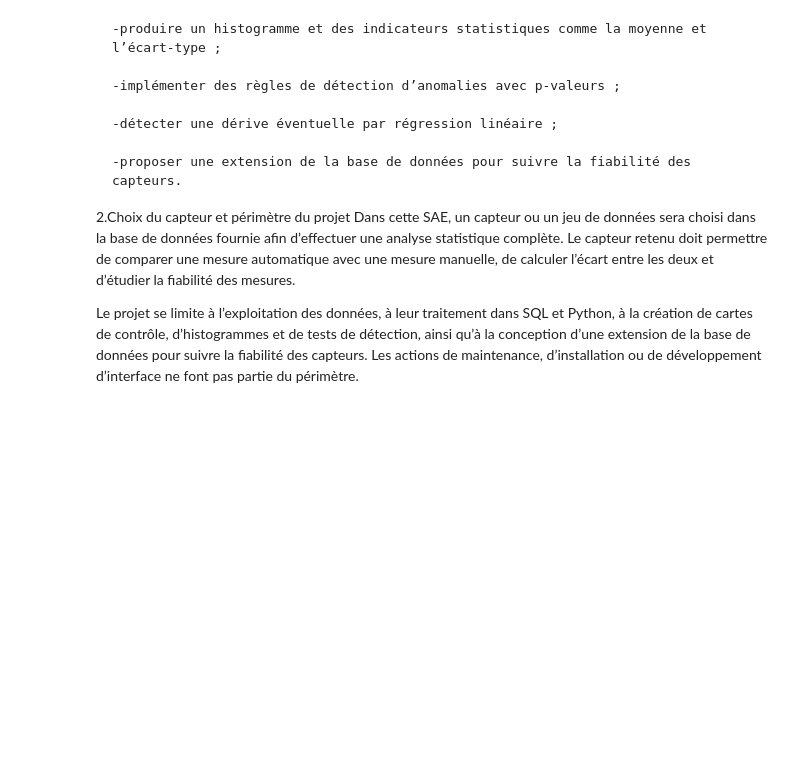
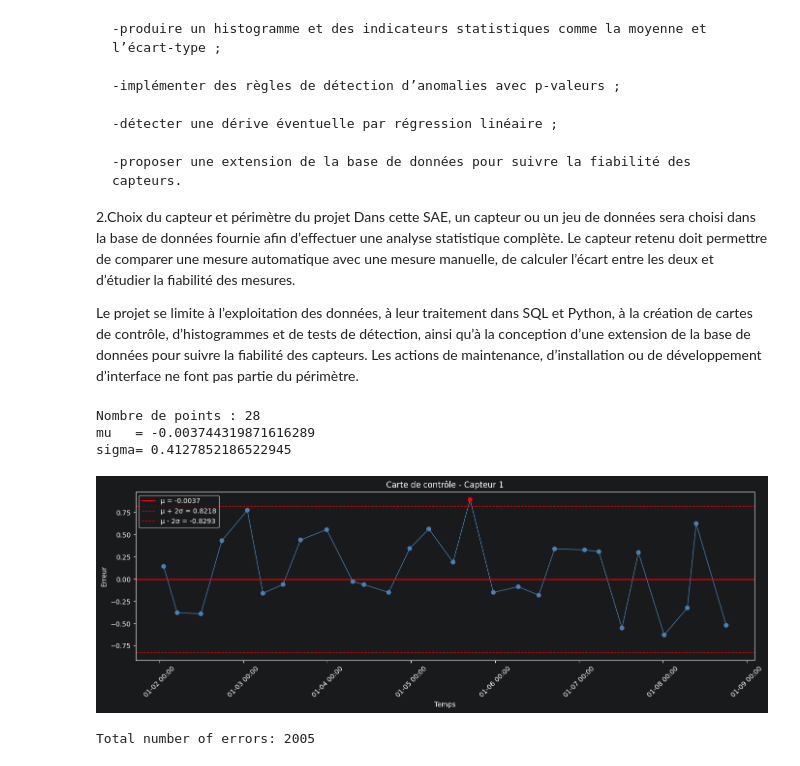
Before and after one commit to Dinark59/sae204, a Jupyter notebook: sample.ipynb, the cells around one changed output. Saved outputs shown, nothing was run; the diff lists cells and outputs as text; code cells hidden in the pictures; blank space fills up the shorter version.

```diff
--- a/sample.ipynb
+++ b/sample.ipynb
@@ -36,10 +36,10 @@ import matplotlib.dates as mdates
 # 1) Connexion à la base
 
 conn = psycopg.connect(
-    host="iutinfo-sgbd.uphf.fr",
-    dbname="capteurs",
-    user="iutinfo525",
-    password="pXo04pDX"
+    host="localhost",
+    dbname="postgres",
+    user="postgres",
+    password="admin"
 )
 
 
@@ -99,33 +99,38 @@ with conn.cursor() as cur:
     mu, sigma = cur.fetchone()
 
 print("mu   =", mu)
 print("sigma=", sigma)
 
 
 # 3) Tracer la carte de contrôle
 fig, ax = plt.subplots(figsize=(14, 5))
 
 colors = [
     "red" if (e < mu - 2*sigma or e > mu + 2*sigma) else "steelblue"
     for e in errors
 ]
 
 ax.plot(timestamps, errors, color="steelblue", linewidth=1)
 ax.scatter(timestamps, errors, color=colors, zorder=5)
 
 ax.axhline(mu,color="red", linestyle="-",  linewidth=1.5, label=f"µ = {mu:.4f}")
 ax.axhline(mu + 2*sigma, color="red",   linestyle="--", linewidth=1,   label=f"µ + 2σ = {mu+2*sigma:.4f}")
 ax.axhline(mu - 2*sigma, color="red",   linestyle="--", linewidth=1,   label=f"µ - 2σ = {mu-2*sigma:.4f}")
 
 ax.xaxis.set_major_formatter(mdates.DateFormatter("%m-%d %H:%M"))
 plt.xticks(rotation=45)
 
 ax.set_title(f"Carte de contrôle - Capteur {SENSOR_ID}")
 ax.set_xlabel("Temps")
 ax.set_ylabel("Erreur")
 ax.legend()
 plt.tight_layout()
 plt.show()
+# %% [output]
+Nombre de points : 28
+mu   = -0.003744319871616289
+sigma= 0.4127852186522945
+[figure, added]
 # %%
 import numpy as np
 #2.1  Dans cette partie, on calcule l’ensemble des erreurs du capteur choisi (différence entre la mesure manuelle de référence et la mesure automatique), afin d’analyser statistiquement leur répartition et de vérifier qu’elles suivent à peu près une loi normale. Ces résultats serviront ensuite de base aux exercices suivants
@@ -150,6 +155,8 @@ with conn.cursor() as cur:
 
 errors_all = np.array([r[0] for r in rows_all], dtype=float)
 print("Total number of errors:", len(errors_all))
+# %% [output]
+Total number of errors: 2005
 # %%
 #2.1 On trace ensuite l’histogramme des erreurs pour vérifier que leur répartition est proche d’une loi normale centrée
 fig, ax = plt.subplots(figsize=(8, 5))
```
Also changed, not shown: parts of 5 cells of this notebook.
